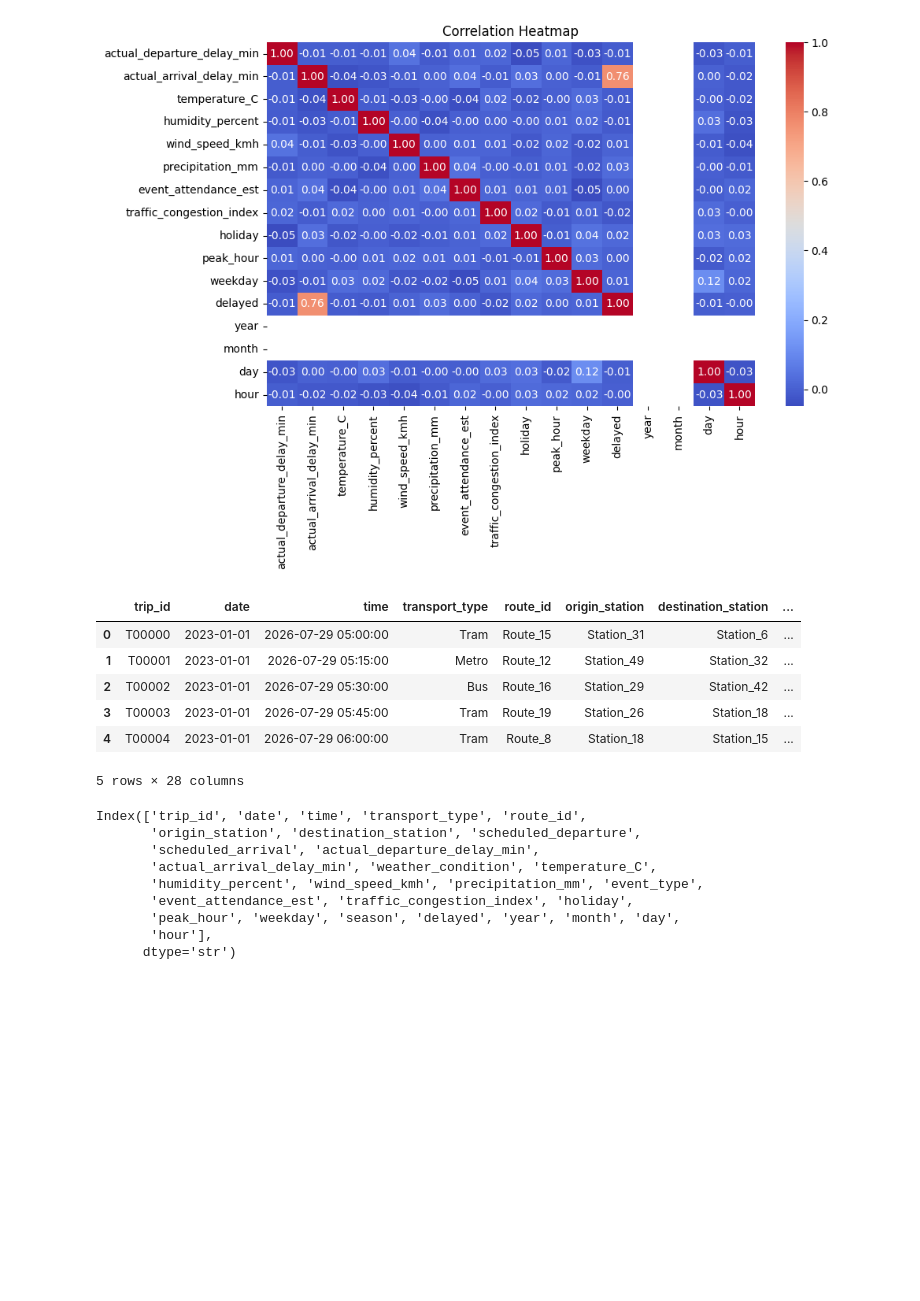
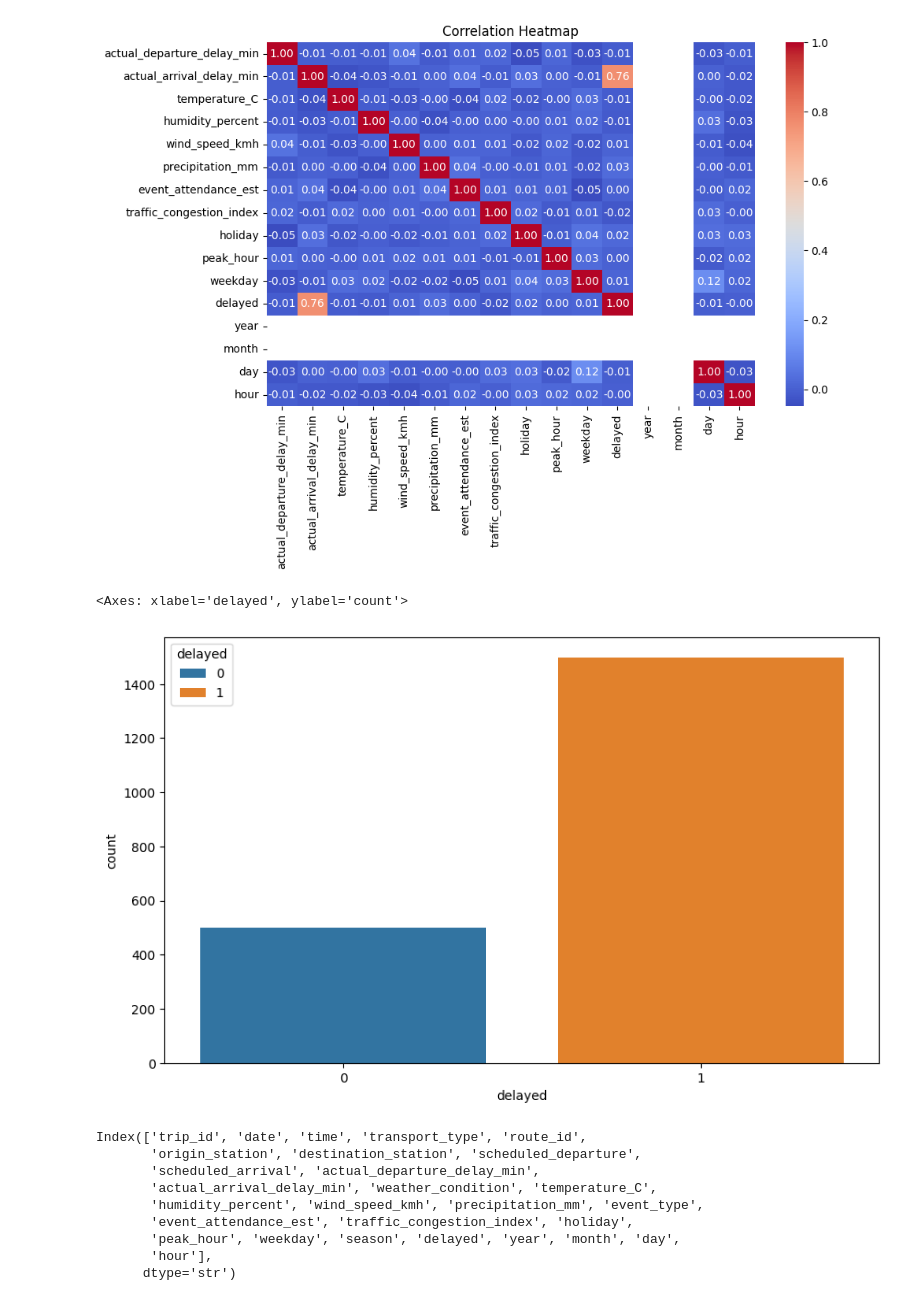
Before and after one commit to rahulghoshal/Public_Transport_Delay_Prediction, a Jupyter notebook: transport.ipynb, the cells around one changed output. Saved outputs shown, nothing was run; the diff lists cells and outputs as text; code cells hidden in the pictures; blank space fills up the shorter version.

```diff
--- a/transport.ipynb
+++ b/transport.ipynb
@@ -282,16 +282,12 @@ plt.title("Correlation Heatmap")
 # %% [output]
 Text(0.5, 1.0, 'Correlation Heatmap')
 [figure]
-# %%
-df.head(5)
-# %% [output]
-|  | trip_id | date | time | transport_type | route_id | origin_station | destination_station | ... |
-| 0 | T00000 | 2023-01-01 | 2026-07-29 05:00:00 | Tram | Route_15 | Station_31 | Station_6 | ... |
-| 1 | T00001 | 2023-01-01 | 2026-07-29 05:15:00 | Metro | Route_12 | Station_49 | Station_32 | ... |
-| 2 | T00002 | 2023-01-01 | 2026-07-29 05:30:00 | Bus | Route_16 | Station_29 | Station_42 | ... |
-| 3 | T00003 | 2023-01-01 | 2026-07-29 05:45:00 | Tram | Route_19 | Station_26 | Station_18 | ... |
-| 4 | T00004 | 2023-01-01 | 2026-07-29 06:00:00 | Tram | Route_8 | Station_18 | Station_15 | ... |
-5 rows × 28 columns
+# %%
+plt.figure(figsize=(10,6))
+sns.countplot(data=df,x='delayed',hue='delayed')
+# %% [output]
+<Axes: xlabel='delayed', ylabel='count'>
+[figure, added]
 # %%
 df.columns
 # %% [output]
```
Also changed, not shown: parts of 5 cells of this notebook.
